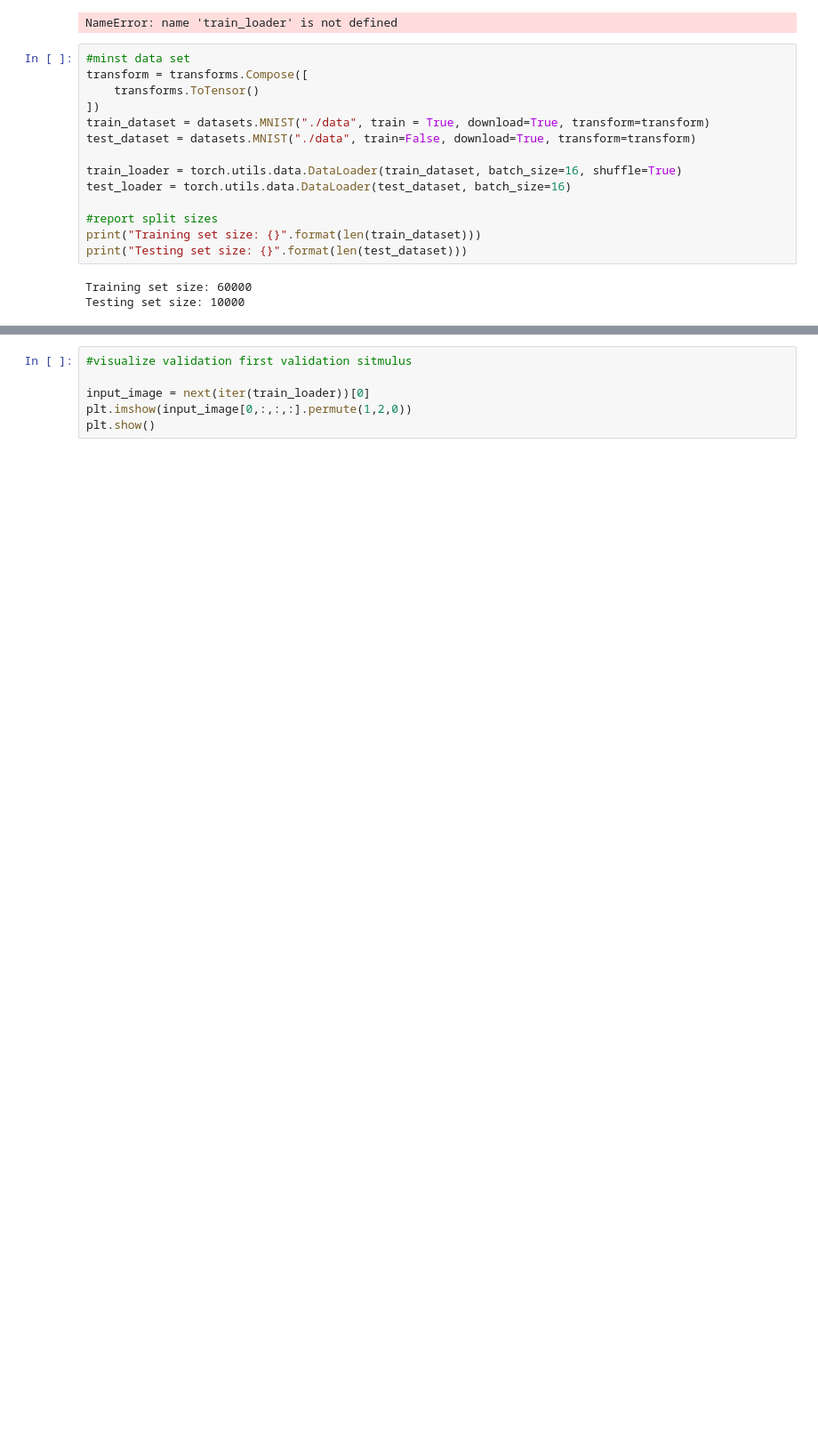
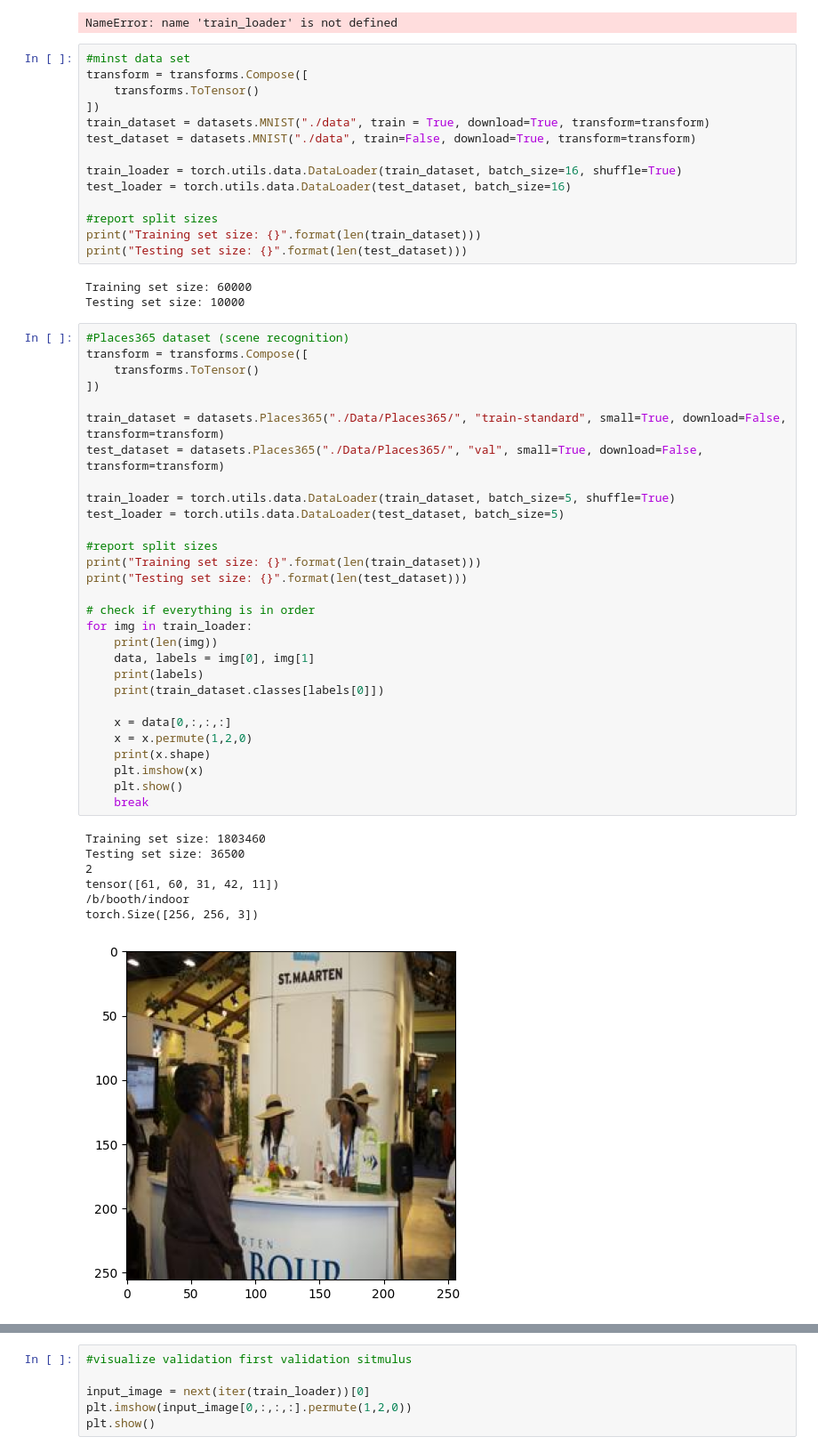
Before and after one commit to Lassedi/VisLab_DNNProject, a Jupyter notebook: main.ipynb, the cells around one changed output, grey strips where cells are left out. Shown at 89% size. Drawn from its saved outputs; the diff is of its cells as text; blank space fills up the shorter version.

Commit message:
Places365 net & prep Snellius

```diff
--- a/main.ipynb
+++ b/main.ipynb
@@ -110,6 +109,43 @@ print("Testing set size: {}".format(len(test_dataset)))
 # %% [output]
 Training set size: 60000
 Testing set size: 10000
+# %%
+#Places365 dataset (scene recognition)
+transform = transforms.Compose([
+    transforms.ToTensor()
+])
+
+train_dataset = datasets.Places365("./Data/Places365/", "train-standard", small=True, download=False, transform=transform)
+test_dataset = datasets.Places365("./Data/Places365/", "val", small=True, download=False, transform=transform)
+
+train_loader = torch.utils.data.DataLoader(train_dataset, batch_size=5, shuffle=True)
+test_loader = torch.utils.data.DataLoader(test_dataset, batch_size=5)
+
+#report split sizes
+print("Training set size: {}".format(len(train_dataset)))
+print("Testing set size: {}".format(len(test_dataset)))
+
+# check if everything is in order
+for img in train_loader:
+    print(len(img))
+    data, labels = img[0], img[1]
+    print(labels)
+    print(train_dataset.classes[labels[0]])
+
+    x = data[0,:,:,:]
+    x = x.permute(1,2,0)
+    print(x.shape)
+    plt.imshow(x)
+    plt.show()
+    break
+# %% [output]
+Training set size: 1803460
+Testing set size: 36500
+2
+tensor([61, 60, 31, 42, 11])
+/b/booth/indoor
+torch.Size([256, 256, 3])
+[figure, added]
 # %%
 #CelebA Pytorch data set
 transform = transforms.Compose([
```
Also changed, not shown: parts of 8 cells of this notebook, 21 other files.
